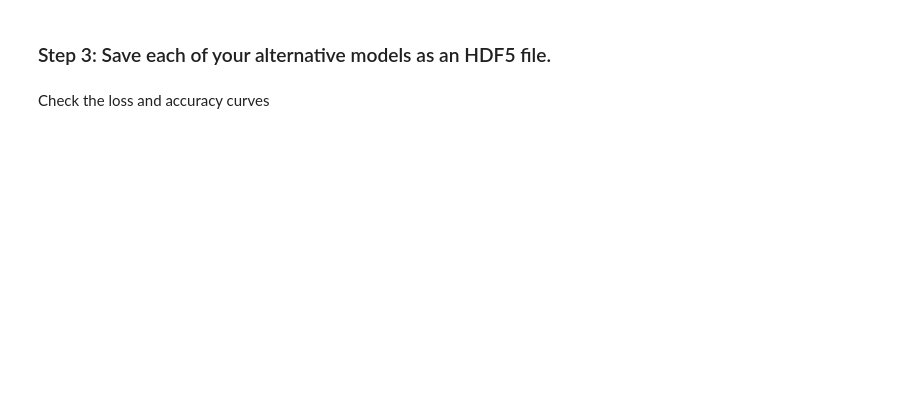
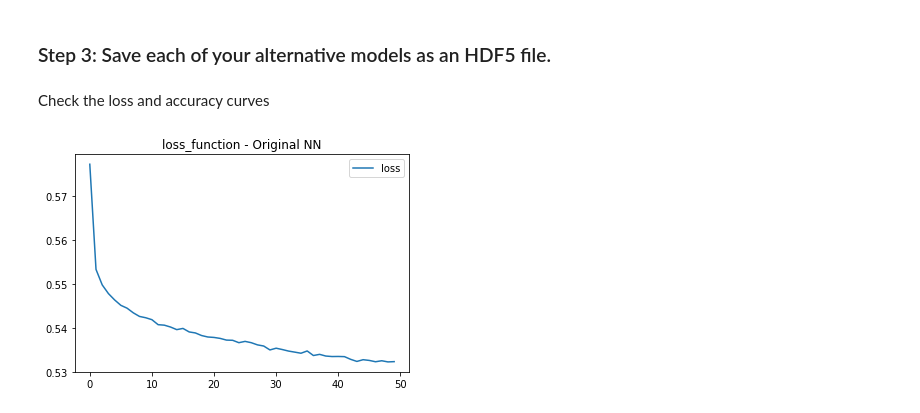
Before and after one commit to silvanoross/Predicting_Success, a Jupyter notebook: venture_funding_with_deep_learning.ipynb, the cells around one changed output. Saved outputs shown, nothing was run; the diff lists cells and outputs as text; code cells hidden in the pictures; blank space fills up the shorter version.

```diff
--- a/venture_funding_with_deep_learning.ipynb
+++ b/venture_funding_with_deep_learning.ipynb
@@ -389,4 +389,4 @@ _________________________________________________________________
 nn.compile(loss='binary_crossentropy', optimizer='adam', metrics='accuracy')
 # %%
 # Fit the model using 50 epochs and the training data
-nn_model = nn.fit(X_train_scaled, y_train, epochs=50)
+nn_model = nn.fit(X_train_scaled, y_train, epochs=50, verbose=0)
@@ -934,0 +860,8 @@ Check the loss and accuracy curves
+# %%
+# Plot the train function
+plt.plot(nn_model.history["loss"])
+plt.title("loss_function - Original NN")
+plt.legend(["loss"])
+plt.show()
+# %% [output]
+[figure, added]
```
Also changed, not shown: parts of 24 cells of this notebook, 10 other files.
